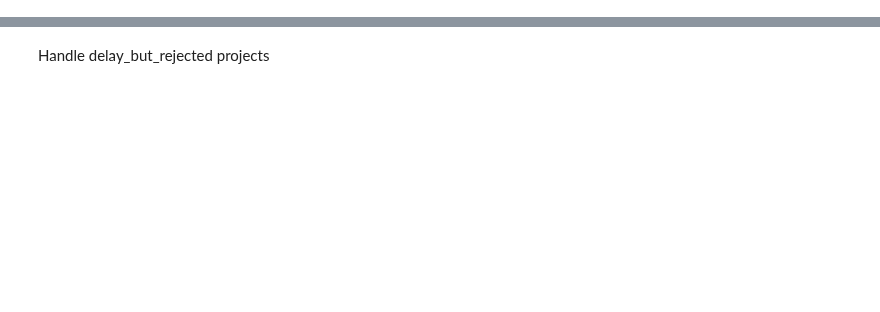
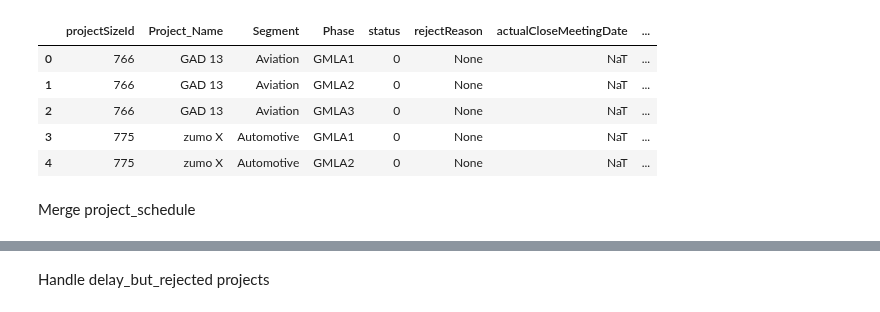
Before and after one commit to CPWRF/Projects, a Jupyter notebook: PRweb_GMLA_SQL/For Jessica/cklist_confrim.ipynb, the cells around one changed output, grey strips where cells are left out. Saved outputs shown, nothing was run; the diff lists cells and outputs as text; code cells hidden in the pictures; blank space fills up the shorter version.

```diff
--- a/PRweb_GMLA_SQL/For Jessica/cklist_confrim.ipynb
+++ b/PRweb_GMLA_SQL/For Jessica/cklist_confrim.ipynb
@@ -189,0 +129,2 @@ on_time = df.drop_duplicates(subset=['Project_Name','Phase']).sort_values(['Proj
+# %%
+cklist_confirm.replace('0001-01-08 00:00:00.0000000 +08:00', None, inplace=True)
@@ -189,0 +141,13 @@ on_time = df.drop_duplicates(subset=['Project_Name','Phase']).sort_values(['Proj
+# %%
+cklist_confirm.actualCloseMeetingDate = pd.to_datetime(cklist_confirm.actualCloseMeetingDate, utc=True).dt.tz_convert('Asia/Taipei').dt.date
+cklist_confirm.actualGMLASubmitDate = pd.to_datetime(cklist_confirm.actualGMLASubmitDate,utc=True).dt.tz_convert('Asia/Taipei').dt.date
+cklist_confirm.head()
+# %% [output]
+|  | projectSizeId | Project_Name | Segment | Phase | status | rejectReason | actualCloseMeetingDate | ... |
+| 0 | 766 | GAD 13 | Aviation | GMLA1 | 0 | None | NaT | ... |
+| 1 | 766 | GAD 13 | Aviation | GMLA2 | 0 | None | NaT | ... |
+| 2 | 766 | GAD 13 | Aviation | GMLA3 | 0 | None | NaT | ... |
+| 3 | 775 | zumo X | Automotive | GMLA1 | 0 | None | NaT | ... |
+| 4 | 775 | zumo X | Automotive | GMLA2 | 0 | None | NaT | ... |
+# %% [markdown]
+Merge project_schedule
```
Also changed, not shown: parts of 87 cells of this notebook, 15 other files.
